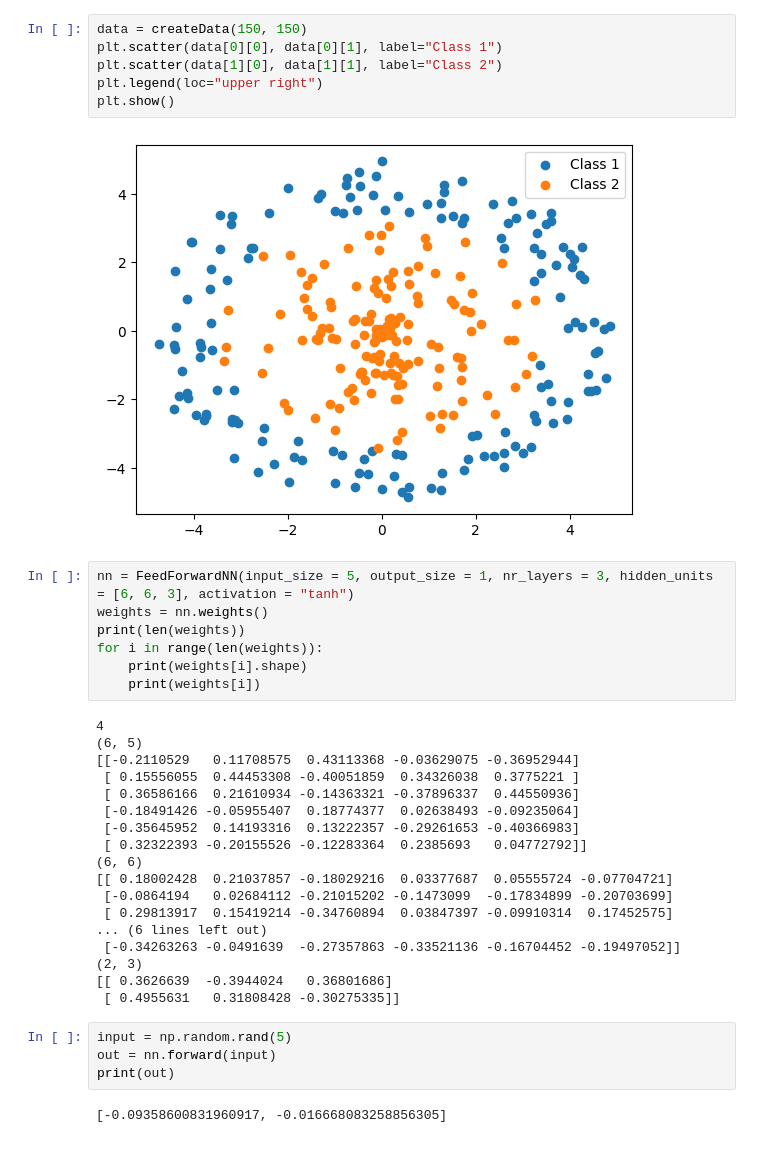
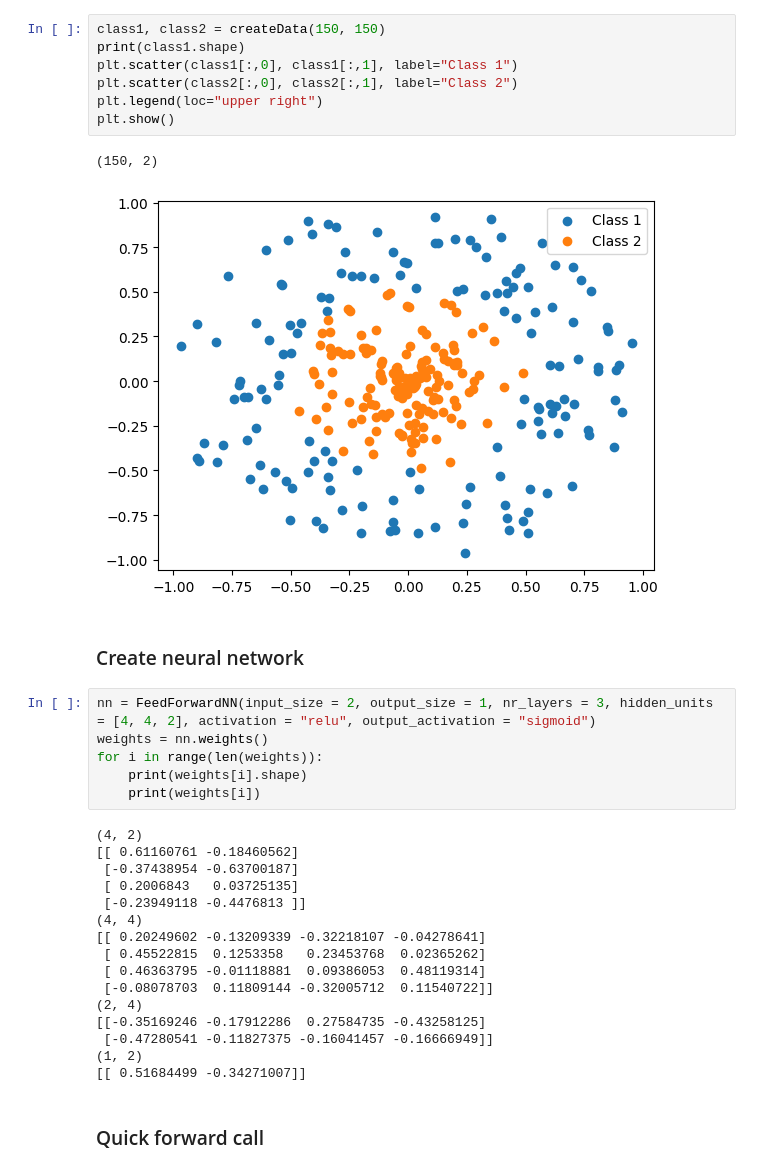
Before and after one commit to hkolstee/ML-NN_practice, a Jupyter notebook: feedforward_from_scatch/feedforward.ipynb, the cells around one changed output. Saved outputs shown, nothing was run; the diff lists cells and outputs as text.

```diff
--- a/feedforward_from_scatch/feedforward.ipynb
+++ b/feedforward_from_scatch/feedforward.ipynb
@@ -7,39 +9,36 @@ from feedforward import FeedForwardNN
 # %%
-data = createData(150, 150)
-plt.scatter(data[0][0], data[0][1], label="Class 1")
-plt.scatter(data[1][0], data[1][1], label="Class 2")
+class1, class2 = createData(150, 150)
+print(class1.shape)
+plt.scatter(class1[:,0], class1[:,1], label="Class 1")
+plt.scatter(class2[:,0], class2[:,1], label="Class 2")
 plt.legend(loc="upper right")
 plt.show()
 # %% [output]
+(150, 2)
-[figure, old version]
+[figure, new version]
+# %% [markdown]
+### Create neural network
 # %%
-nn = FeedForwardNN(input_size = 5, output_size = 1, nr_layers = 3, hidden_units = [6, 6, 3], activation = "tanh")
+nn = FeedForwardNN(input_size = 2, output_size = 1, nr_layers = 3, hidden_units = [4, 4, 2], activation = "relu", output_activation = "sigmoid")
 weights = nn.weights()
-print(len(weights))
 for i in range(len(weights)):
     print(weights[i].shape)
     print(weights[i])
 # %% [output]
-4
-(6, 5)
-[[-0.2110529   0.11708575  0.43113368 -0.03629075 -0.36952944]
- [ 0.15556055  0.44453308 -0.40051859  0.34326038  0.3775221 ]
- [ 0.36586166  0.21610934 -0.14363321 -0.37896337  0.44550936]
- [-0.18491426 -0.05955407  0.18774377  0.02638493 -0.09235064]
- [-0.35645952  0.14193316  0.13222357 -0.29261653 -0.40366983]
- [ 0.32322393 -0.20155526 -0.12283364  0.2385693   0.04772792]]
-(6, 6)
-[[ 0.18002428  0.21037857 -0.18029216  0.03377687  0.05555724 -0.07704721]
- [-0.0864194   0.02684112 -0.21015202 -0.1473099  -0.17834899 -0.20703699]
- [ 0.29813917  0.15419214 -0.34760894  0.03847397 -0.09910314  0.17452575]
-... (6 lines left out)
- [-0.34263263 -0.0491639  -0.27357863 -0.33521136 -0.16704452 -0.19497052]]
-(2, 3)
-[[ 0.3626639  -0.3944024   0.36801686]
- [ 0.4955631   0.31808428 -0.30275335]]
+(4, 2)
+[[ 0.61160761 -0.18460562]
+ [-0.37438954 -0.63700187]
+ [ 0.2006843   0.03725135]
+ [-0.23949118 -0.4476813 ]]
+(4, 4)
+[[ 0.20249602 -0.13209339 -0.32218107 -0.04278641]
+ [ 0.45522815  0.1253358   0.23453768  0.02365262]
+ [ 0.46363795 -0.01118881  0.09386053  0.48119314]
+ [-0.08078703  0.11809144 -0.32005712  0.11540722]]
+(2, 4)
+[[-0.35169246 -0.17912286  0.27584735 -0.43258125]
+ [-0.47280541 -0.11827375 -0.16041457 -0.16666949]]
+(1, 2)
+[[ 0.51684499 -0.34271007]]
-# %%
-input = np.random.rand(5)
-out = nn.forward(input)
-print(out)
-# %% [output]
-[-0.09358600831960917, -0.016668083258856305]
+# %% [markdown]
+### Quick forward call
```
Also changed, not shown: parts of 6 cells of this notebook, 2 other files.
